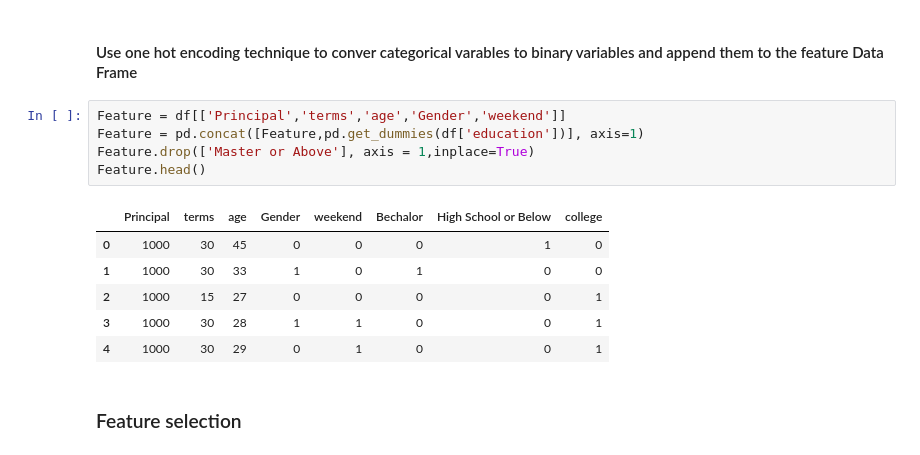
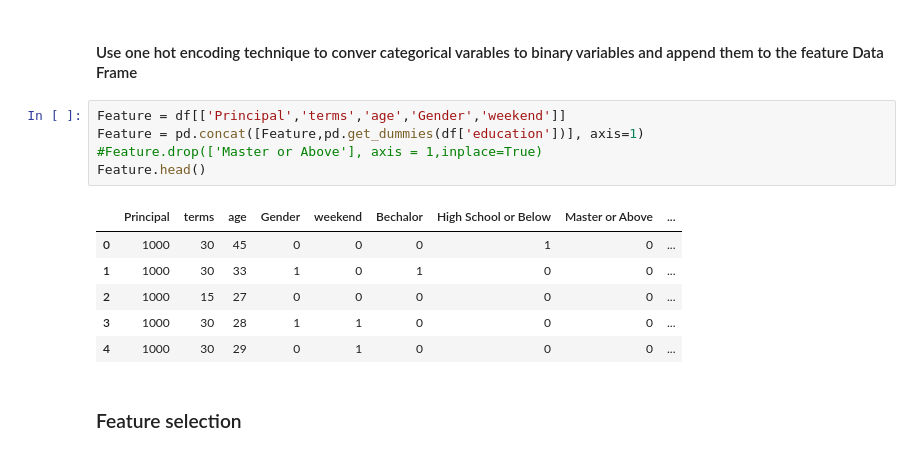
Before and after one commit to abiodunjames/LoanPrediction, a Jupyter notebook: MyCourseraProject.ipynb, the cells around one changed output. Cells and saved outputs as stored; diff of their text form.

```diff
--- a/MyCourseraProject.ipynb
+++ b/MyCourseraProject.ipynb
@@ -216,15 +216,15 @@ df[['Principal','terms','age','Gender','education']].head()
 # %%
 Feature = df[['Principal','terms','age','Gender','weekend']]
 Feature = pd.concat([Feature,pd.get_dummies(df['education'])], axis=1)
-Feature.drop(['Master or Above'], axis = 1,inplace=True)
+#Feature.drop(['Master or Above'], axis = 1,inplace=True)
 Feature.head()
 # %% [output]
-|  | Principal | terms | age | Gender | weekend | Bechalor | High School or Below | college |
-| 0 | 1000 | 30 | 45 | 0 | 0 | 0 | 1 | 0 |
-| 1 | 1000 | 30 | 33 | 1 | 0 | 1 | 0 | 0 |
-| 2 | 1000 | 15 | 27 | 0 | 0 | 0 | 0 | 1 |
-| 3 | 1000 | 30 | 28 | 1 | 1 | 0 | 0 | 1 |
-| 4 | 1000 | 30 | 29 | 0 | 1 | 0 | 0 | 1 |
+|  | Principal | terms | age | Gender | weekend | Bechalor | High School or Below | Master or Above | ... |
+| 0 | 1000 | 30 | 45 | 0 | 0 | 0 | 1 | 0 | ... |
+| 1 | 1000 | 30 | 33 | 1 | 0 | 1 | 0 | 0 | ... |
+| 2 | 1000 | 15 | 27 | 0 | 0 | 0 | 0 | 0 | ... |
+| 3 | 1000 | 30 | 28 | 1 | 1 | 0 | 0 | 0 | ... |
+| 4 | 1000 | 30 | 29 | 0 | 1 | 0 | 0 | 0 | ... |
 # %% [markdown]
 ### Feature selection
 # %% [markdown]
```
Also changed, not shown: parts of 9 cells of this notebook.
